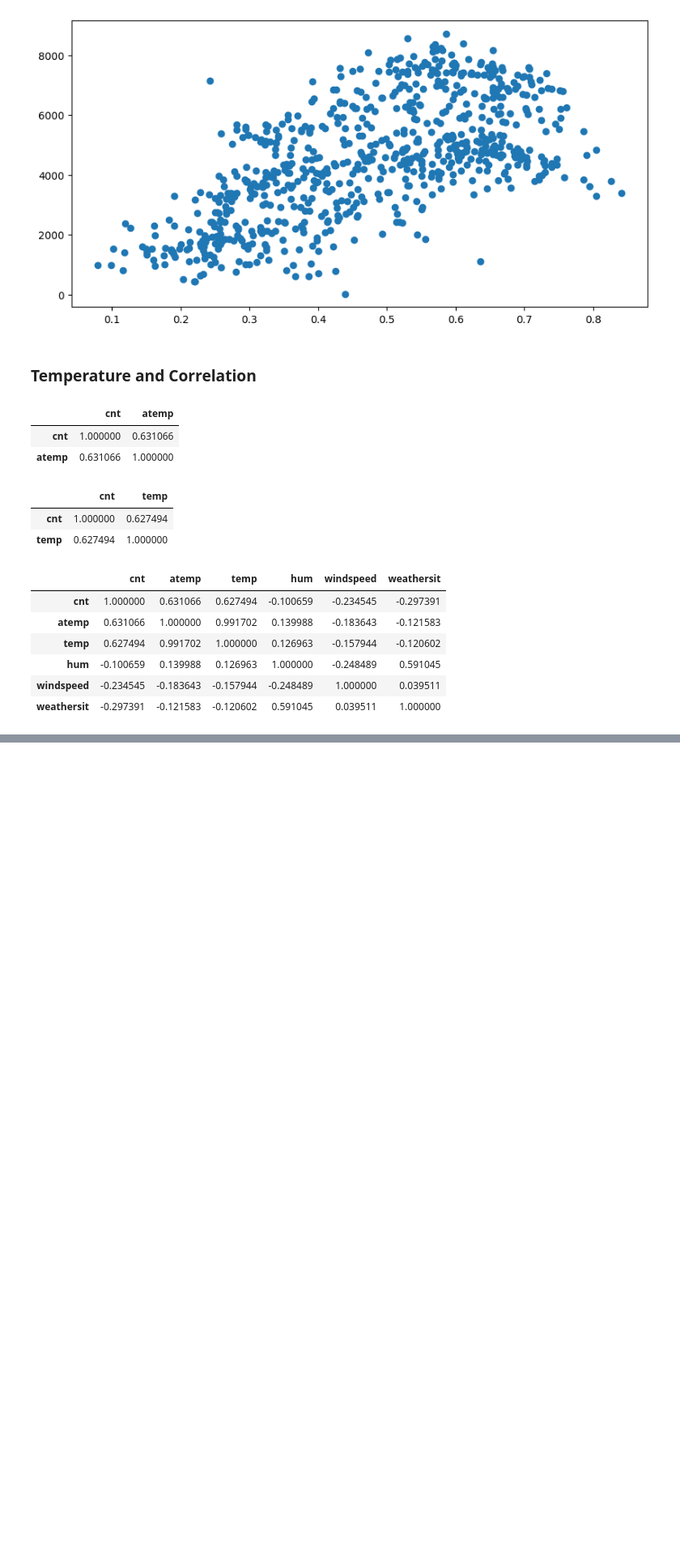
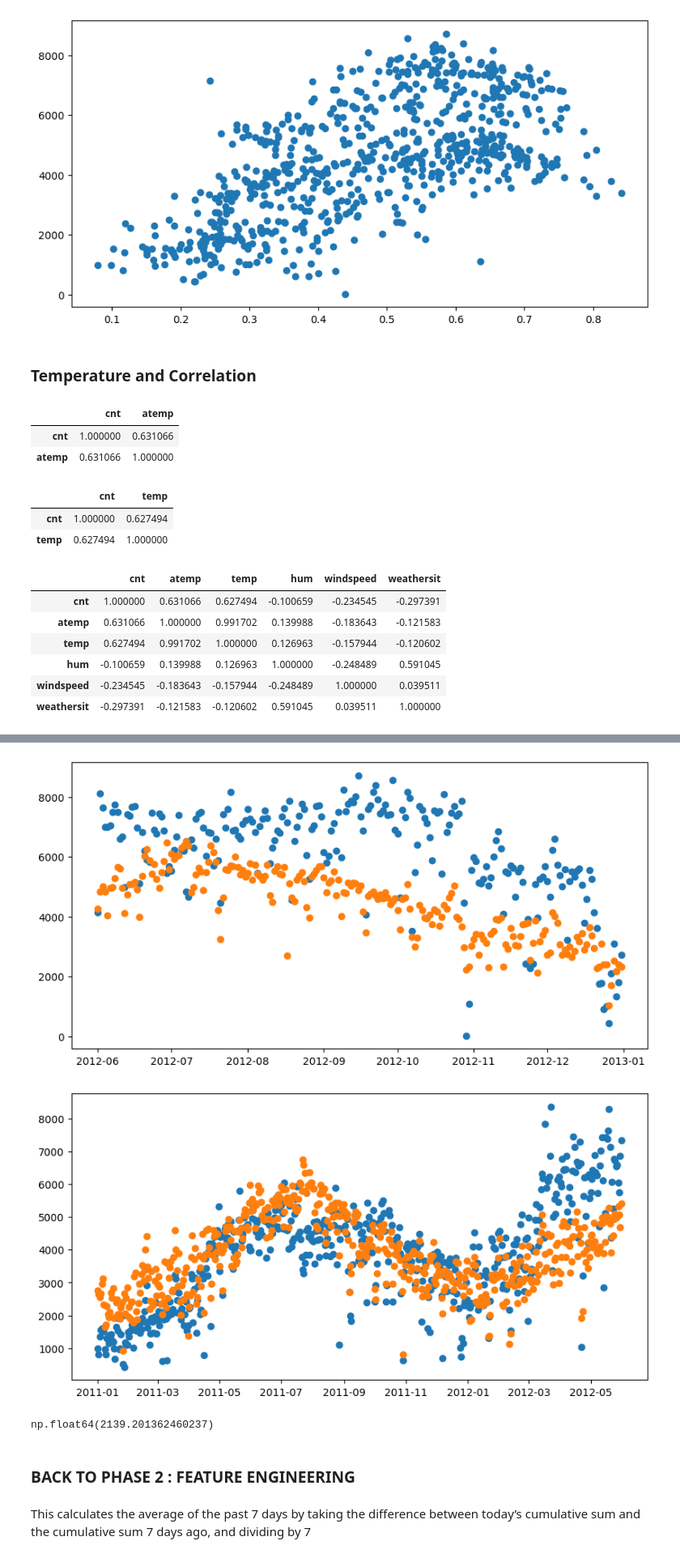
Before and after one commit to ayrinsupty/predicting-bicycle-rental, a Jupyter notebook: predicting-bicycle-rental.ipynb, the cells around one changed output, grey strips where cells are left out. Shown at 81% size. Saved outputs shown, nothing was run; the diff lists cells and outputs as text; code cells hidden in the pictures; blank space fills up the shorter version.

```diff
--- a/predicting-bicycle-rental.ipynb
+++ b/predicting-bicycle-rental.ipynb
@@ -121,0 +188,33 @@ bike_df[['cnt', 'atemp', 'temp', 'hum', 'windspeed', 'weathersit']].corr()
+# %%
+training_set = bike_df[bike_df['date'] < '2012-06-01']
+validation_set = bike_df[bike_df['date'] >= '2012-06-01']
+
+training_inputs = training_set[['atemp', 'workingday', 'hum', 'weathersit', 'windspeed']].values
+training_outputs = training_set[['cnt']].values
+
+validation_inputs = validation_set[['atemp', 'workingday', 'hum', 'weathersit', 'windspeed']].values
+validation_outputs = validation_set[['cnt']].values
+
+lr = LinearRegression()
+lr.fit(training_inputs, training_outputs)
+
+
+# plt.scatter(lr.predict(validation_inputs), validation_outputs)
+plt.scatter(validation_set['date'], validation_set['cnt'])
+plt.scatter(validation_set['date'], lr.predict(validation_inputs))
+plt.show()
+
+plt.scatter(training_set['date'], training_set['cnt'])
+plt.scatter(training_set['date'], lr.predict(training_inputs))
+plt.show()
+
+rmse = np.sqrt(((lr.predict(validation_inputs) - validation_outputs)**2).mean())
+rmse
+# %% [output]
+[figure, added]
+[figure, added]
+np.float64(2139.201362460237)
+# %% [markdown]
+### BACK TO PHASE 2 : FEATURE ENGINEERING
+# %% [markdown]
+This calculates the average of the past 7 days by taking the difference between today’s cumulative sum and the cumulative sum 7 days ago, and dividing by 7
```
Also changed, not shown: parts of 10 cells of this notebook.
